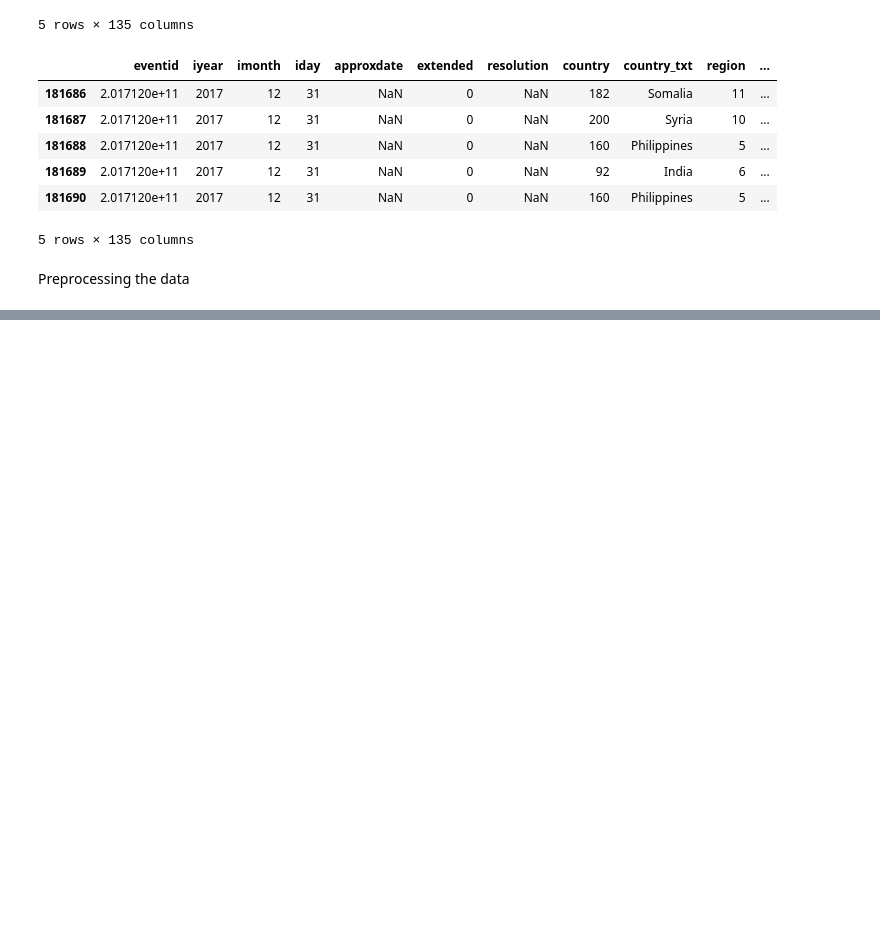
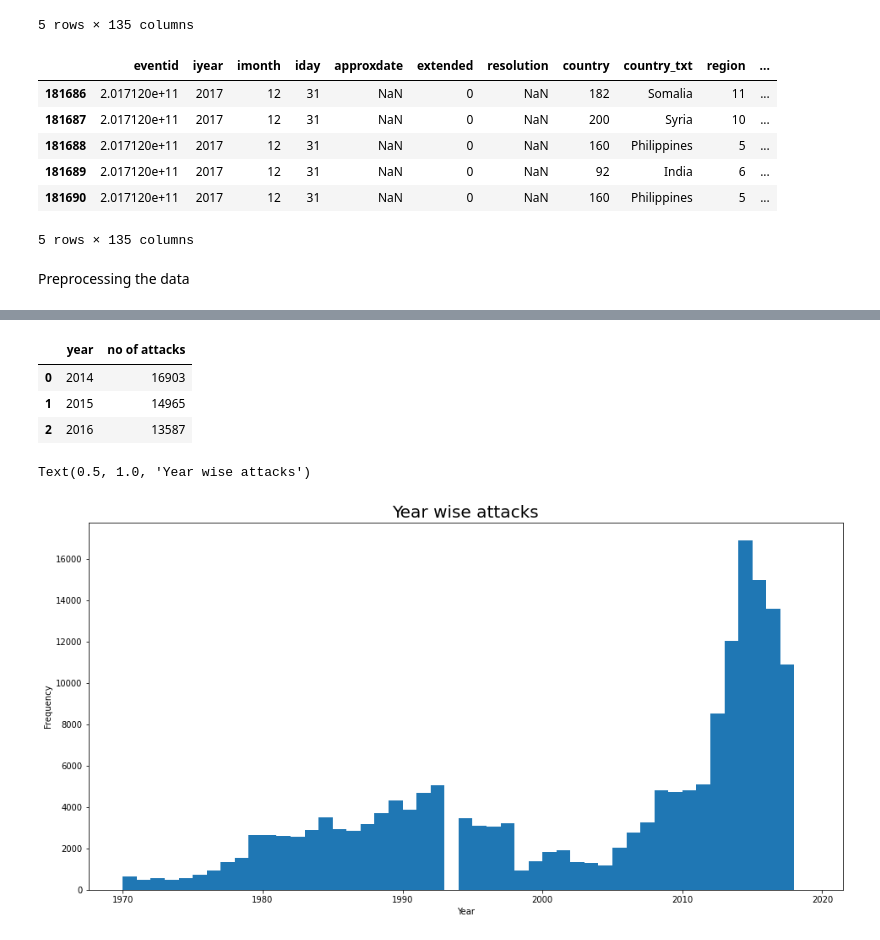
Before and after one commit to Shreyash-Jagdale/Shreyash_Jagdale, a Jupyter notebook: Individual_notebook.ipynb, the cells around one changed output, grey strips where cells are left out. Cells and saved outputs as stored; diff of their text form; code cells hidden in the pictures; blank space fills up the shorter version.

```diff
--- a/Individual_notebook.ipynb
+++ b/Individual_notebook.ipynb
@@ -91,0 +107,22 @@ df['success']=y.replace(0,'failed')
+# %%
+# get yearly number of attcks
+year_wise_attacks=pd.DataFrame(df.year.value_counts().reset_index())
+year_wise_attacks.columns=['year','no of attacks']
+year_wise_attacks.head(3)
+# %% [output]
+|  | year | no of attacks |
+| 0 | 2014 | 16903 |
+| 1 | 2015 | 14965 |
+| 2 | 2016 | 13587 |
+# %%
+# to visualize above dataframe using Histogram
+
+bins=range(1970,2020)
+plt.figure(figsize=(16,8))
+plt.hist(df['year'],bins,alpha=1,rwidth=2)
+plt.xlabel('Year')
+plt.ylabel('Frequency')
+plt.title('Year wise attacks',fontsize=20)
+# %% [output]
+Text(0.5, 1.0, 'Year wise attacks')
+[figure, added]
```
Also changed, not shown: parts of 12 cells of this notebook.
